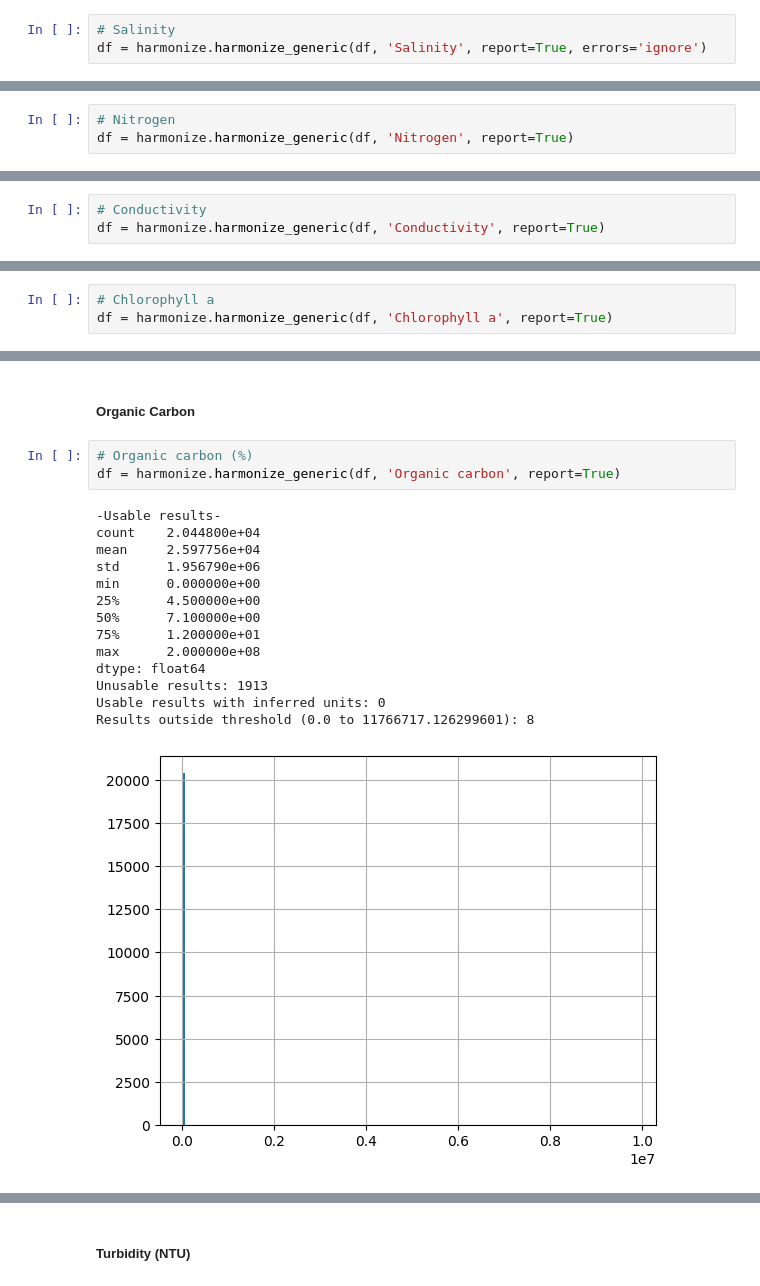
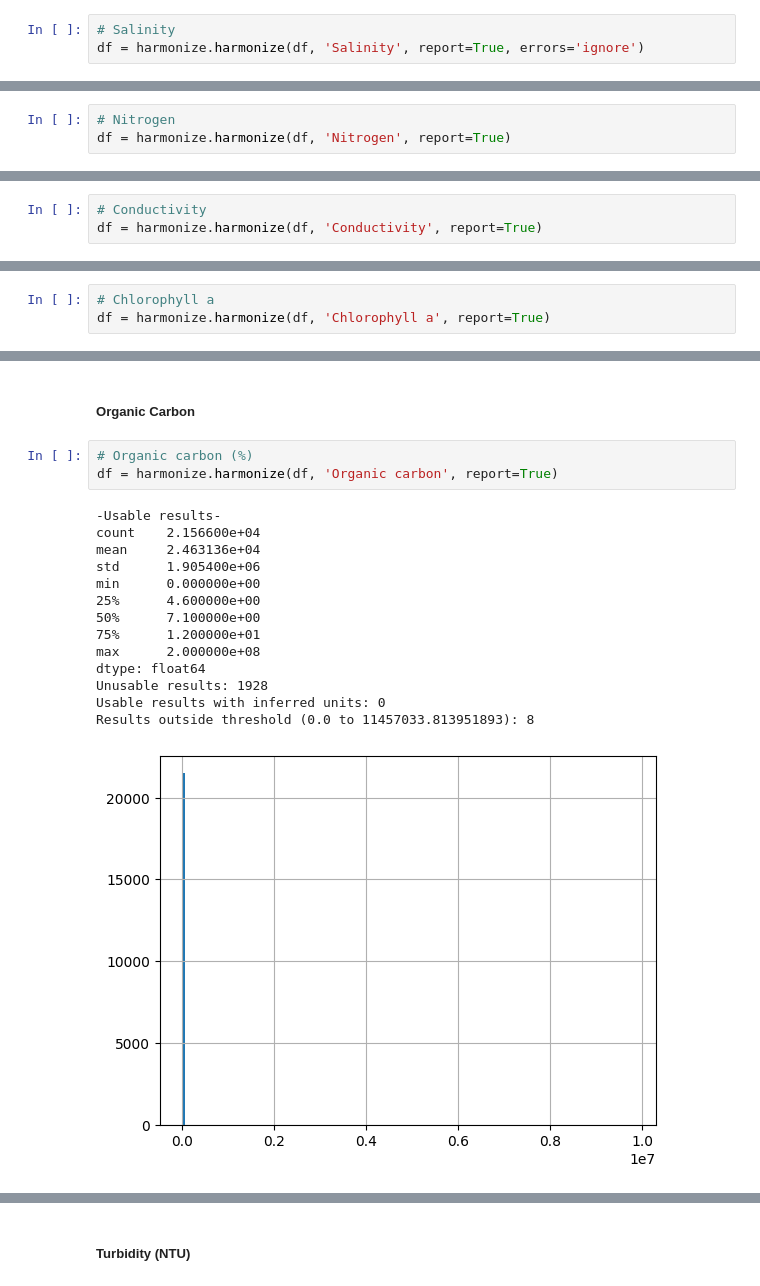
Before and after one commit to USEPA/harmonize-wq, a Jupyter notebook: demos/Harmonize_Tampa_Detailed.ipynb, the cells around one changed output, grey strips where cells are left out. Saved outputs shown, nothing was run; the diff lists cells and outputs as text.

Commit message:
Refresh data results 2/6/2024

```diff
--- a/demos/Harmonize_Tampa_Detailed.ipynb
+++ b/demos/Harmonize_Tampa_Detailed.ipynb
@@ -558,6 +558,6 @@ df.loc[df['CharacteristicName']=='pH', ['ResultMeasureValue', 'ResultMeasure/Mea
 ##### Salinity
 # %%
 # Salinity
-df = harmonize.harmonize_generic(df, 'Salinity', report=True, errors='ignore')
+df = harmonize.harmonize(df, 'Salinity', report=True, errors='ignore')
 # %% [output]
 -Usable results-
@@ -595,7 +595,7 @@ df.loc[df['CharacteristicName']=='Salinity', cols]
 ##### Nitrogen
 # %%
 # Nitrogen
-df = harmonize.harmonize_generic(df, 'Nitrogen', report=True)
+df = harmonize.harmonize(df, 'Nitrogen', report=True)
 # %% [output]
 -Usable results-
 count    163.000000
@@ -632,7 +632,7 @@ df.loc[df['CharacteristicName']=='Nitrogen', cols]
 ##### Conductivity
 # %%
 # Conductivity
-df = harmonize.harmonize_generic(df, 'Conductivity', report=True)
+df = harmonize.harmonize(df, 'Conductivity', report=True)
 # %% [output]
 -Usable results-
 count     10.000000
@@ -673,7 +673,7 @@ df.loc[df['CharacteristicName']=='Conductivity', cols]
 ##### Chlorophyll a
 # %%
 # Chlorophyll a
-df = harmonize.harmonize_generic(df, 'Chlorophyll a', report=True)
+df = harmonize.harmonize(df, 'Chlorophyll a', report=True)
 # %% [output]
 -Usable results-
 count    43333.000000
@@ -710,22 +710,22 @@ df.loc[df['CharacteristicName']=='Chlorophyll a', cols]
 ##### Organic Carbon
 # %%
 # Organic carbon (%)
-df = harmonize.harmonize_generic(df, 'Organic carbon', report=True)
+df = harmonize.harmonize(df, 'Organic carbon', report=True)
 # %% [output]
 -Usable results-
-count    2.044800e+04
-mean     2.597756e+04
-std      1.956790e+06
+count    2.156600e+04
+mean     2.463136e+04
+std      1.905400e+06
 min      0.000000e+00
-25%      4.500000e+00
+25%      4.600000e+00
 50%      7.100000e+00
 75%      1.200000e+01
 max      2.000000e+08
 dtype: float64
-Unusable results: 1913
+Unusable results: 1928
 Usable results with inferred units: 0
-Results outside threshold (0.0 to 11766717.126299601): 8
+Results outside threshold (0.0 to 11457033.813951893): 8
-[figure, old version]
+[figure, new version]
 # %%
 cols = ['ResultMeasureValue', 'ResultMeasure/MeasureUnitCode', 'QA_flag', 'Carbon']
 df.loc[df['CharacteristicName']=='Organic carbon', cols]
```
Also changed, not shown: parts of 63 cells of this notebook.
